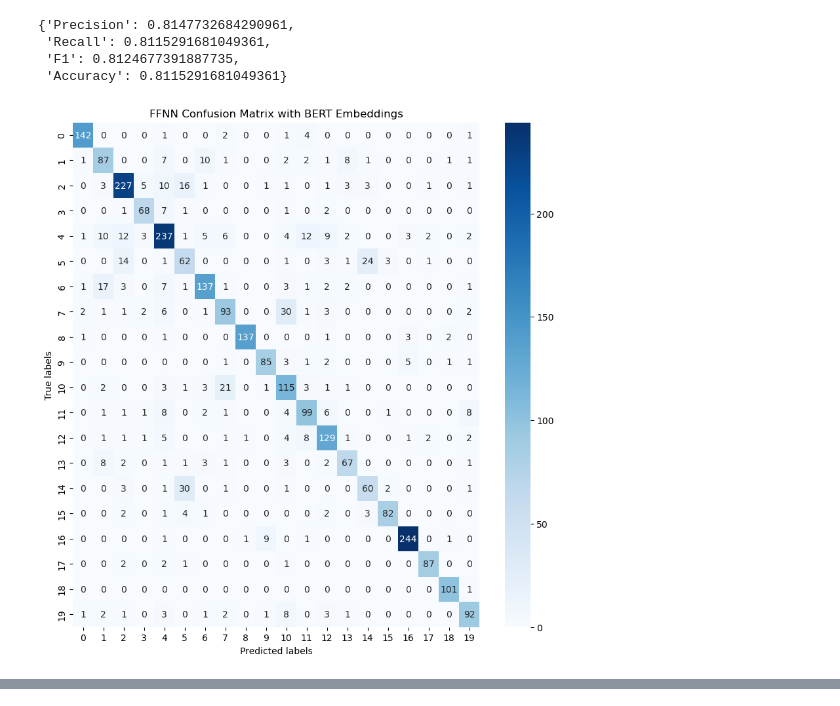
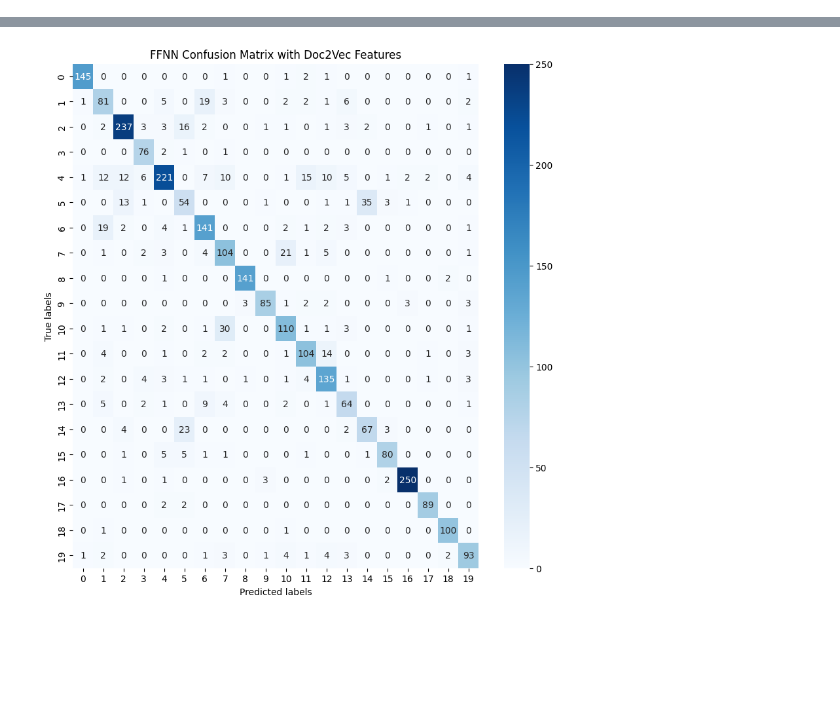
Before and after one commit to pogrebitskiy/Author-Attribution, a Jupyter notebook: evaluation/run_ffnn.ipynb, the cells around one changed output, grey strips where cells are left out. Cells and saved outputs as stored; diff of their text form; code cells hidden in the pictures; blank space fills up the shorter version.

```diff
--- a/evaluation/run_ffnn.ipynb
+++ b/evaluation/run_ffnn.ipynb
@@ -98,13 +61,4 @@ Training time: 59.08172011375427 seconds
-# %%
-# Evaluate the classifier
-ffnn.evaluate(X_test, y_test)
-# %% [output]
-{'Precision': 0.8147732684290961,
- 'Recall': 0.8115291681049361,
- 'F1': 0.8124677391887735,
- 'Accuracy': 0.8115291681049361}
-# %%
-# Create a confusion matrix
-ffnn.confusion_matrix(X_test, y_test, 'FFNN Confusion Matrix with BERT Embeddings')
-# %% [output]
-[figure, removed]
+# %%
+# Run the network with the BERT Features
+run_ffnn(X, y, 'FFNN Confusion Matrix with Doc2Vec Features', scale_features=True)
+# %% [output]
@@ -110,0 +82 @@ ffnn.confusion_matrix(X_test, y_test, 'FFNN Confusion Matrix with BERT Embedding
+[figure, added]
```
Also changed, not shown: parts of 15 cells of this notebook, 7 other files.
